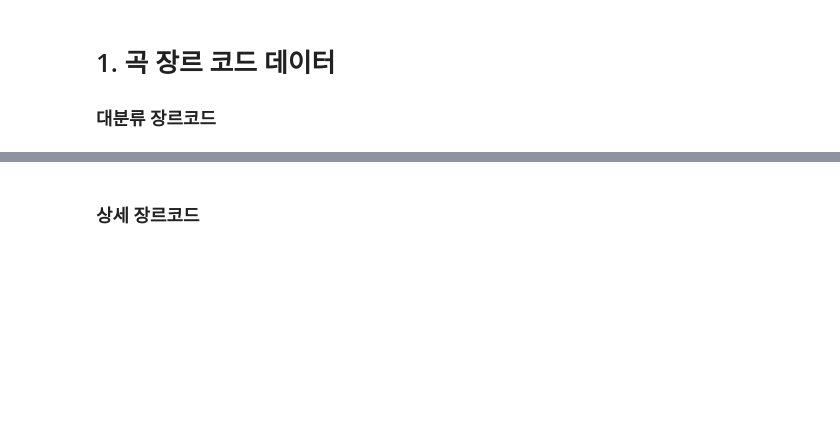
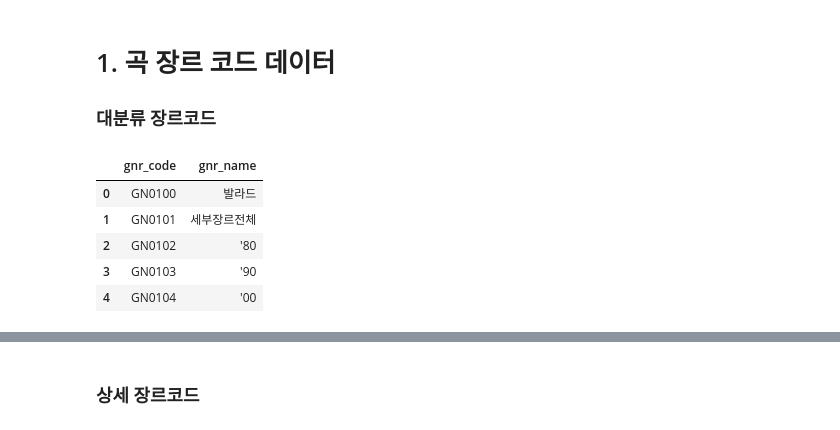
Before and after one commit to dhdcjswo/recommendation_project, a Jupyter notebook: arena_contents based filtering.ipynb, the cells around one changed output, grey strips where cells are left out. Cells and saved outputs as stored; diff of their text form; code cells hidden in the pictures; blank space fills up the shorter version.

```diff
--- a/arena_contents based filtering.ipynb
+++ b/arena_contents based filtering.ipynb
@@ -17,6 +13,17 @@ genre_gn_all.head(3)
 # %% [markdown]
 # 1. 곡 장르 코드 데이터
 ### 대분류 장르코드
+# %%
+genre_gn_all = pd.read_json('C:/Users/kjh96/Github/arena/genre_gn_all.json', typ = 'series')
+genre_gn_all = pd.DataFrame(genre_gn_all, columns = ['gnr_name']).reset_index().rename(columns = {'index' : 'gnr_code'})
+genre_gn_all.head()
+# %% [output]
+|  | gnr_code | gnr_name |
+| 0 | GN0100 | 발라드 |
+| 1 | GN0101 | 세부장르전체 |
+| 2 | GN0102 | '80 |
+| 3 | GN0103 | '90 |
+| 4 | GN0104 | '00 |
 # %%
 # 장르코드 뒷자리 두 자리가 00인 코드를 필터링
 gnr_code = genre_gn_all[genre_gn_all['gnr_code'].str[-2:] == '00']
```
Also changed, not shown: parts of 21 cells of this notebook.
